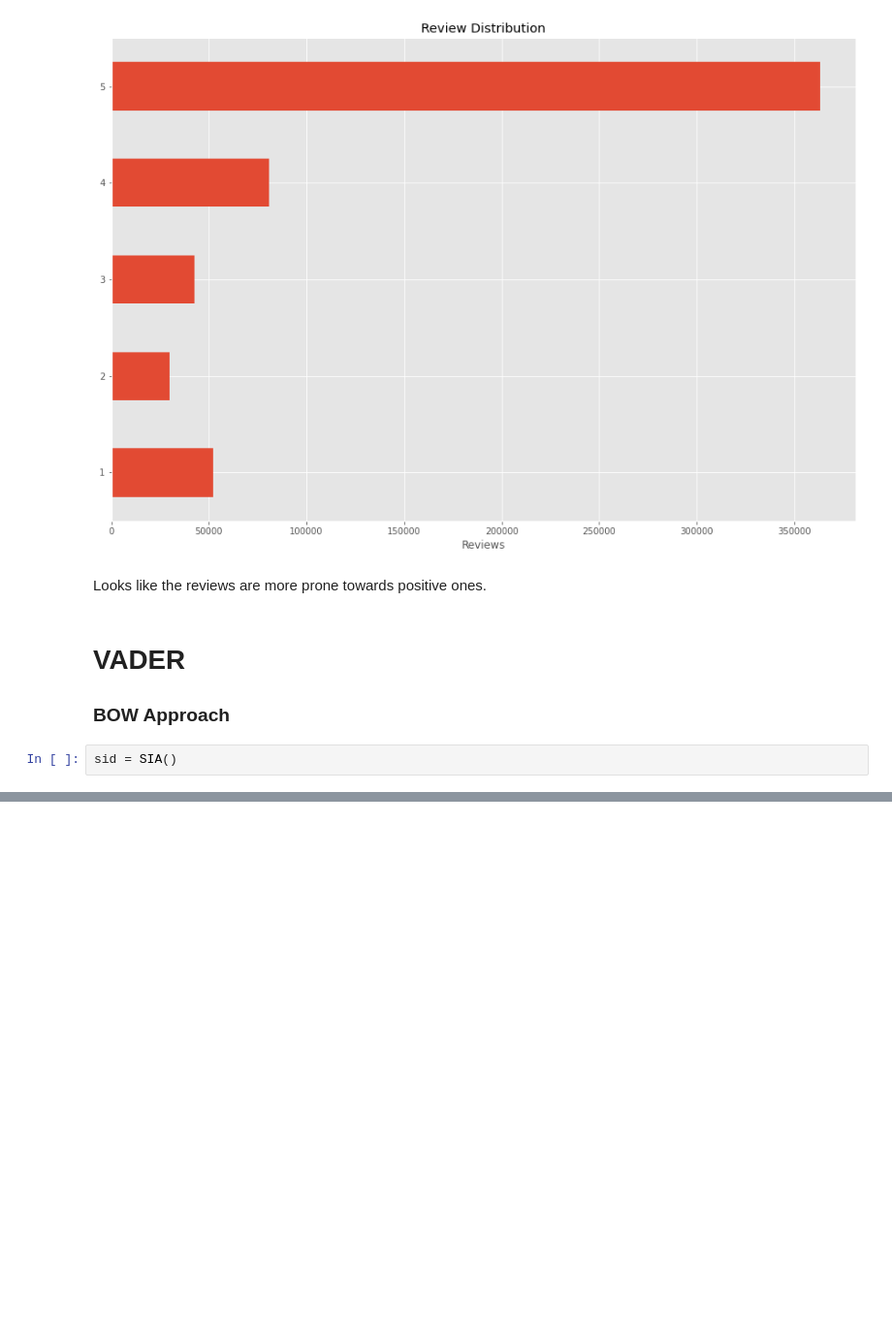
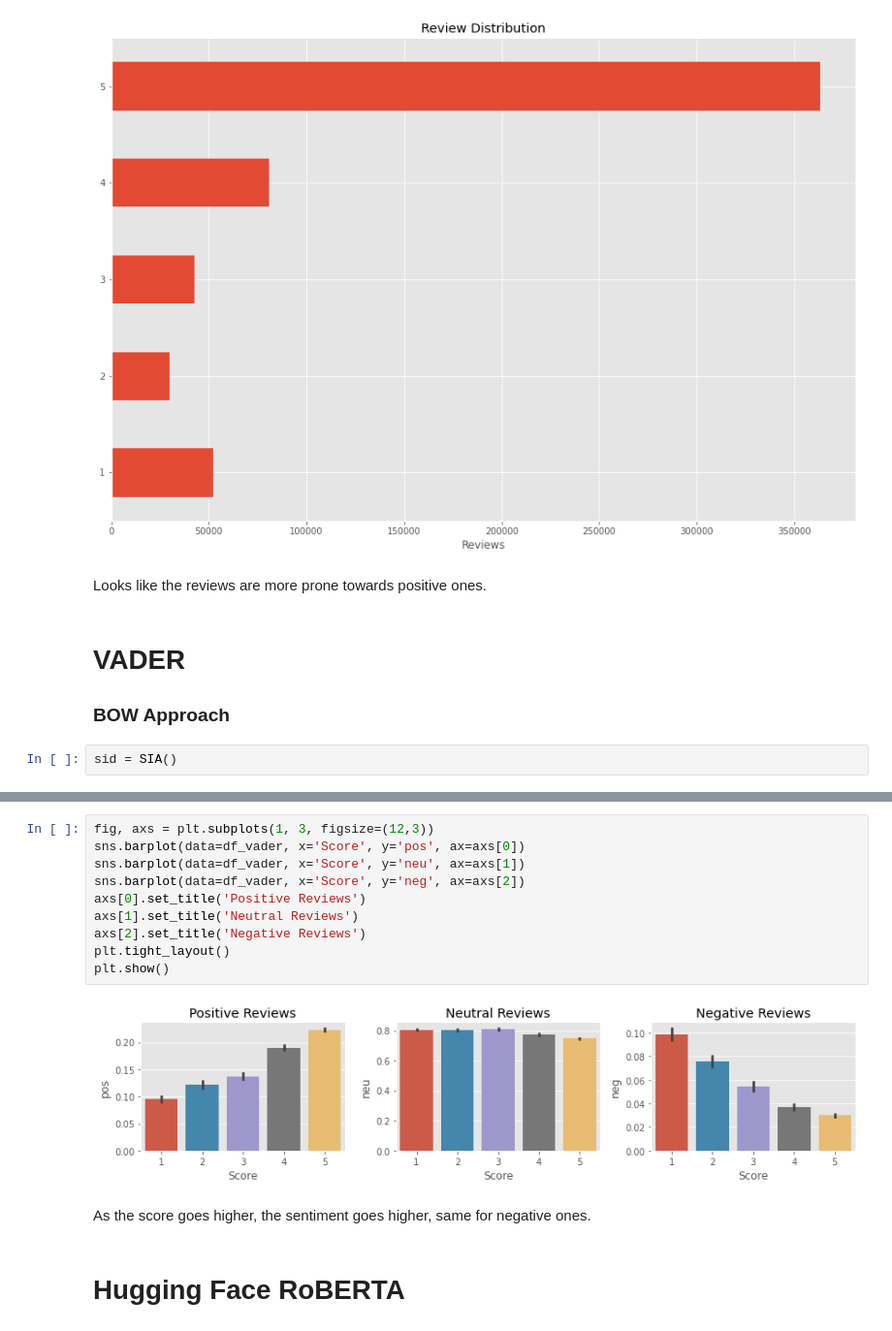
Before and after one commit to ultragorira/AI_and_ML, a Jupyter notebook: HuggingFace/Sentiment_Analysis/RoBERTA.ipynb, the cells around one changed output, grey strips where cells are left out. Shown: that part at 97% size. Saved outputs shown, nothing was run; the diff lists cells and outputs as text; blank space fills up the shorter version.

```diff
--- a/HuggingFace/Sentiment_Analysis/RoBERTA.ipynb
+++ b/HuggingFace/Sentiment_Analysis/RoBERTA.ipynb
@@ -71,0 +76,16 @@ array([[568454, 'B001LR2CU2', 'A3LGQPJCZVL9UC', 'srfell17', 0, 0, 5,
+# %%
+fig, axs = plt.subplots(1, 3, figsize=(12,3))
+sns.barplot(data=df_vader, x='Score', y='pos', ax=axs[0])
+sns.barplot(data=df_vader, x='Score', y='neu', ax=axs[1])
+sns.barplot(data=df_vader, x='Score', y='neg', ax=axs[2])
+axs[0].set_title('Positive Reviews')
+axs[1].set_title('Neutral Reviews')
+axs[2].set_title('Negative Reviews')
+plt.tight_layout()
+plt.show()
+# %% [output]
+[figure, added]
+# %% [markdown]
+As the score goes higher, the sentiment goes higher, same for negative ones.
+# %% [markdown]
+# Hugging Face RoBERTA
```
Also changed, not shown: parts of 8 cells of this notebook.
